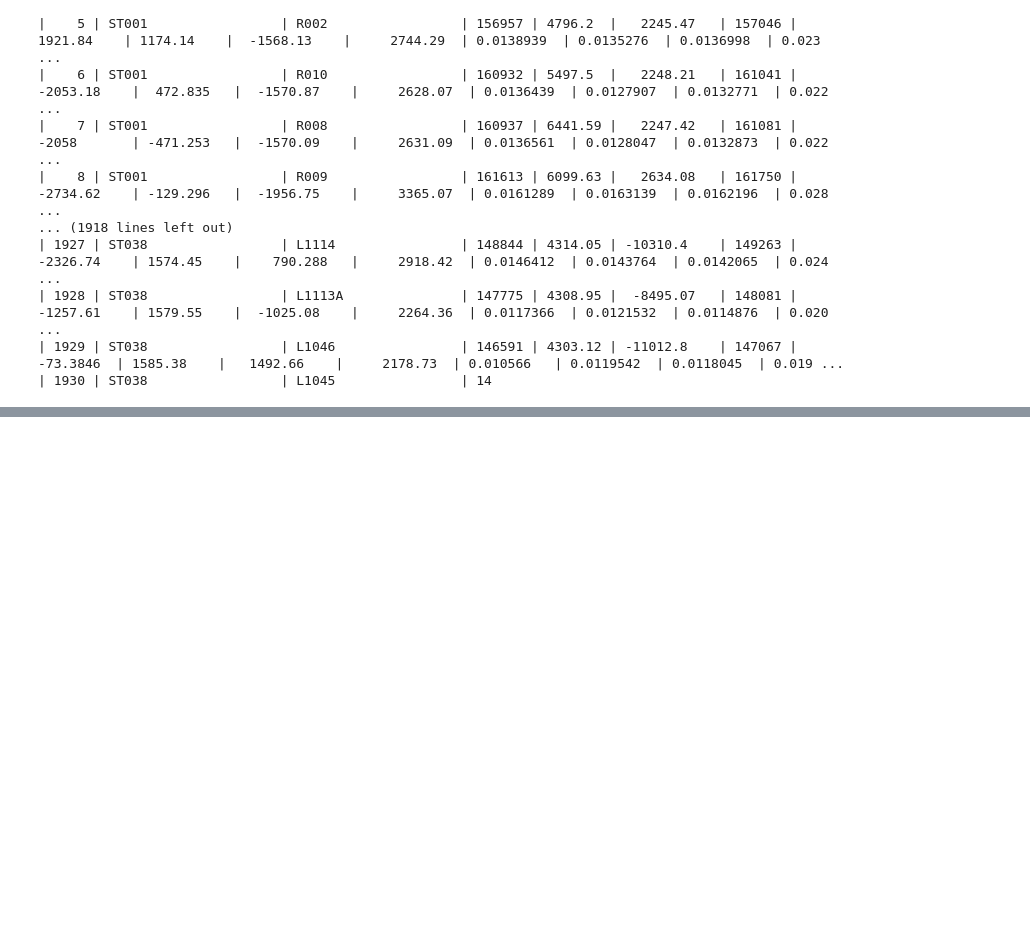
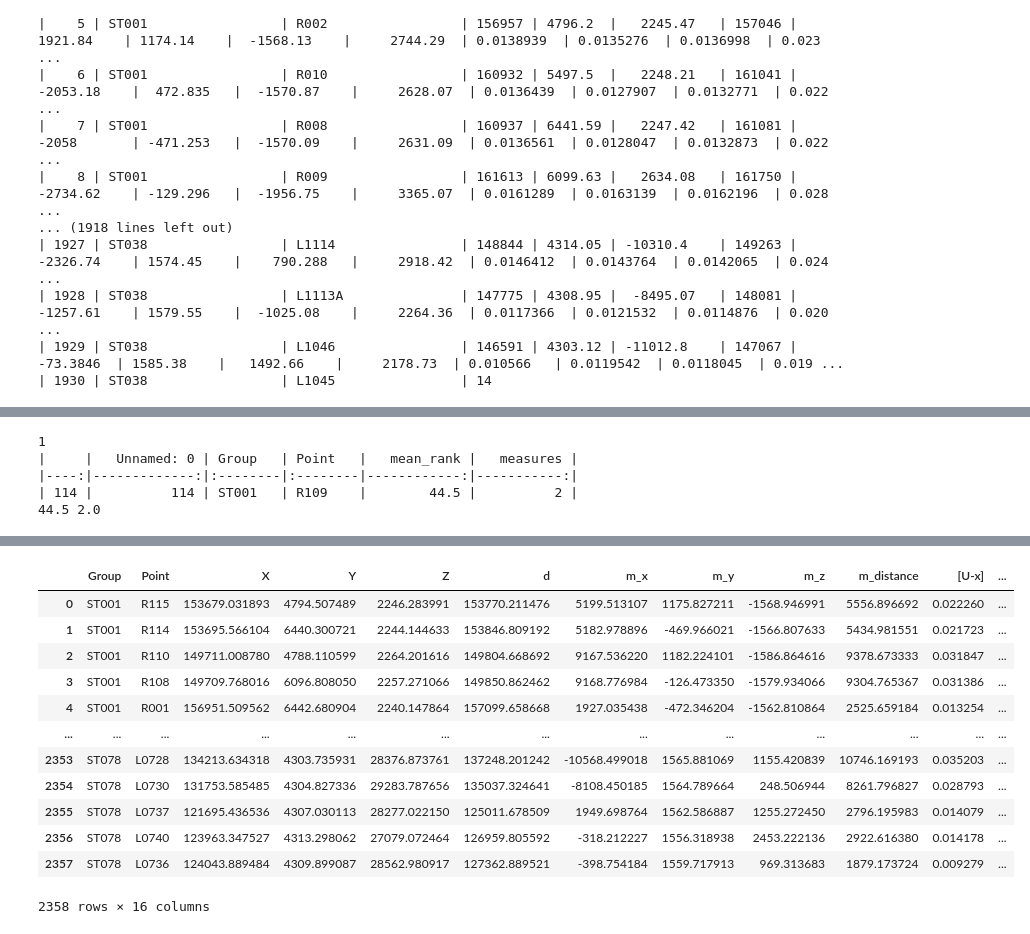
Before and after one commit to Alexander1729/max, a Jupyter notebook: python_point_data_cleaned.ipynb, the cells around one changed output, grey strips where cells are left out. Cells and saved outputs as stored; diff of their text form; code cells hidden in the pictures; blank space fills up the shorter version.

Commit message:
connect df with rank_df works

```diff
--- a/python_point_data_cleaned.ipynb
+++ b/python_point_data_cleaned.ipynb
@@ -417,0 +553,62 @@ d2.to_csv(path+f"All_points_cleaned{ver}.txt")
+# %%
+df_rank = pd.read_csv('rank_points.csv')
+val = 'ST001'
+point = 'R109'
+tt_df = df_rank.query("Group == @val and Point == @point")
+print(len(tt_df))
+print(tt_df.to_markdown())
+t_df = d2.query("Group == @val and Point == @point")
+if( len(tt_df) == 1 and len(t_df) == 1):
+    print(t_df.to_markdown())
+    t_index = d2.query("Group == @val and Point == @point").index[0]
+
+    print("index", t_index)
+    tt_df.loc[:,('mean_rank', 'measures')].values[0][1]
+    t_rank = tt_df.loc[:,('mean_rank', 'measures')].values[0][0]
+    t_m = tt_df.loc[:,('mean_rank', 'measures')].values[0][1]
+
+print(t_rank, t_m)
+# %% [output]
+1
+|     |   Unnamed: 0 | Group   | Point   |   mean_rank |   measures |
+|----:|-------------:|:--------|:--------|------------:|-----------:|
+| 114 |          114 | ST001   | R109    |        44.5 |          2 |
+44.5 2.0
+# %%
+a = list(d1.columns.values).copy()
+# print(a)
+
+d2 = d1.loc[:, a]
+d2['rank'] = np.nan
+d2['measures'] = np.nan
+
+fail=0
+uniq = d2['Group'].unique()
+uniq_point = d2['Point'].unique()
+for i,val in enumerate(uniq):
+    print(val)
+    # if()
+    for j,point in enumerate(uniq_point):
+        print("  ",point)
+
+        tt_df = df_rank.query("Group == @val and Point == @point")
+        t_df = d2.query("Group == @val and Point == @point")
+        if( len(tt_df) == 1 and len(t_df) == 1):
+            # print(t_df.to_markdown())
+            t_index = d2.query("Group == @val and Point == @point").index[0]
+            print("index", t_index)
+            tt_df.loc[:,('mean_rank', 'measures')].values[0][1]
+            t_rank = tt_df.loc[:,('mean_rank', 'measures')].values[0][0]
+            t_m = tt_df.loc[:,('mean_rank', 'measures')].values[0][1]
+
+            tt_df.loc[:,('mean_rank', 'measures')].values[0][1]
+            tt_rank = tt_df.loc[:,('mean_rank', 'measures')].values[0][0]
+            tt_m = tt_df.loc[:,('mean_rank', 'measures')].values[0][1]
+            d2.loc[t_index, ('rank')] = tt_rank
+            d2.loc[t_index, ('measures')] = tt_m
+        else:
+            print("missed point")
+            fail +=1
+
+d2
+# %% [output]
@@ -417,0 +632,13 @@ d2.to_csv(path+f"All_points_cleaned{ver}.txt")
+|  | Group | Point | X | Y | Z | d | m_x | m_y | m_z | m_distance | [U-x] | ... |
+| 0 | ST001 | R115 | 153679.031893 | 4794.507489 | 2246.283991 | 153770.211476 | 5199.513107 | 1175.827211 | -1568.946991 | 5556.896692 | 0.022260 | ... |
+| 1 | ST001 | R114 | 153695.566104 | 6440.300721 | 2244.144633 | 153846.809192 | 5182.978896 | -469.966021 | -1566.807633 | 5434.981551 | 0.021723 | ... |
+| 2 | ST001 | R110 | 149711.008780 | 4788.110599 | 2264.201616 | 149804.668692 | 9167.536220 | 1182.224101 | -1586.864616 | 9378.673333 | 0.031847 | ... |
+| 3 | ST001 | R108 | 149709.768016 | 6096.808050 | 2257.271066 | 149850.862462 | 9168.776984 | -126.473350 | -1579.934066 | 9304.765367 | 0.031386 | ... |
+| 4 | ST001 | R001 | 156951.509562 | 6442.680904 | 2240.147864 | 157099.658668 | 1927.035438 | -472.346204 | -1562.810864 | 2525.659184 | 0.013254 | ... |
+| ... | ... | ... | ... | ... | ... | ... | ... | ... | ... | ... | ... | ... |
+| 2353 | ST078 | L0728 | 134213.634318 | 4303.735931 | 28376.873761 | 137248.201242 | -10568.499018 | 1565.881069 | 1155.420839 | 10746.169193 | 0.035203 | ... |
+| 2354 | ST078 | L0730 | 131753.585485 | 4304.827336 | 29283.787656 | 135037.324641 | -8108.450185 | 1564.789664 | 248.506944 | 8261.796827 | 0.028793 | ... |
+| 2355 | ST078 | L0737 | 121695.436536 | 4307.030113 | 28277.022150 | 125011.678509 | 1949.698764 | 1562.586887 | 1255.272450 | 2796.195983 | 0.014079 | ... |
+| 2356 | ST078 | L0740 | 123963.347527 | 4313.298062 | 27079.072464 | 126959.805592 | -318.212227 | 1556.318938 | 2453.222136 | 2922.616380 | 0.014178 | ... |
+| 2357 | ST078 | L0736 | 124043.889484 | 4309.899087 | 28562.980917 | 127362.889521 | -398.754184 | 1559.717913 | 969.313683 | 1879.173724 | 0.009279 | ... |
+2358 rows × 16 columns
```
Also changed, not shown: parts of 3 cells of this notebook, 3 other files.
